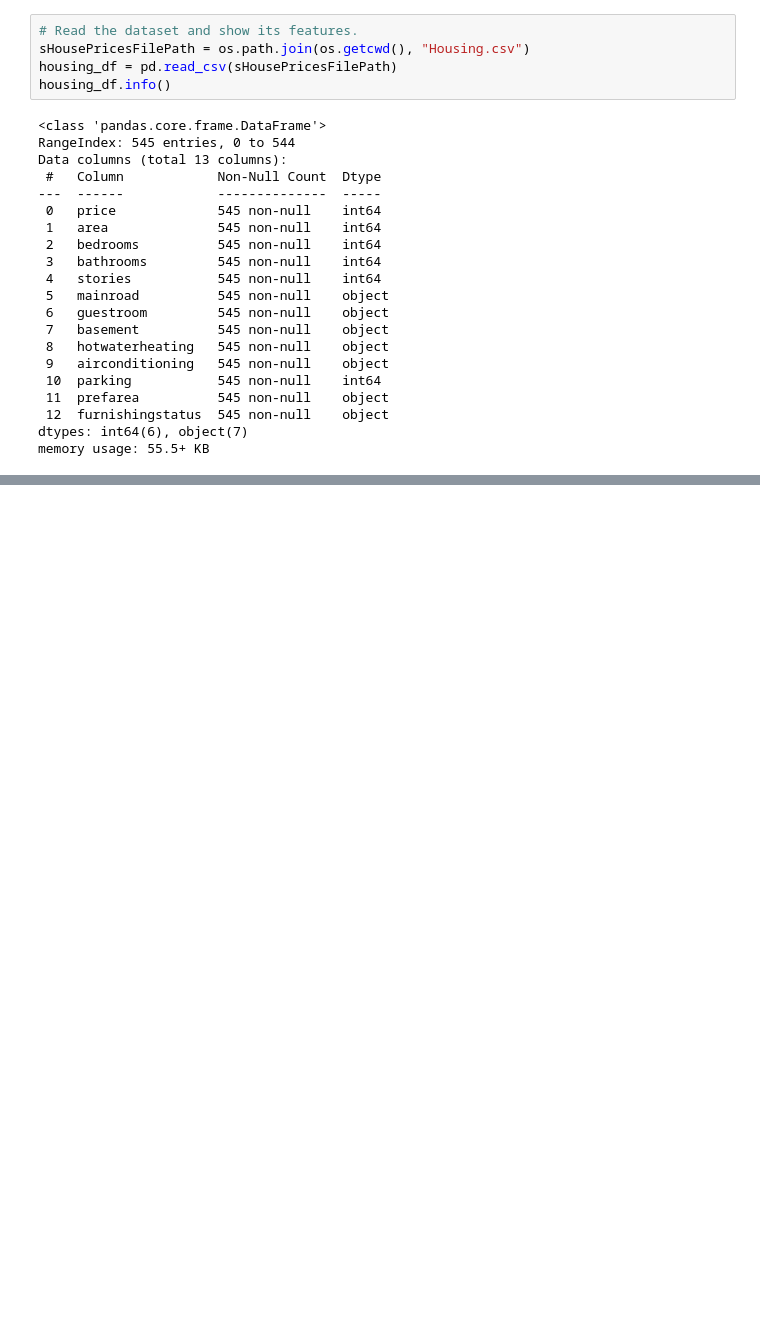
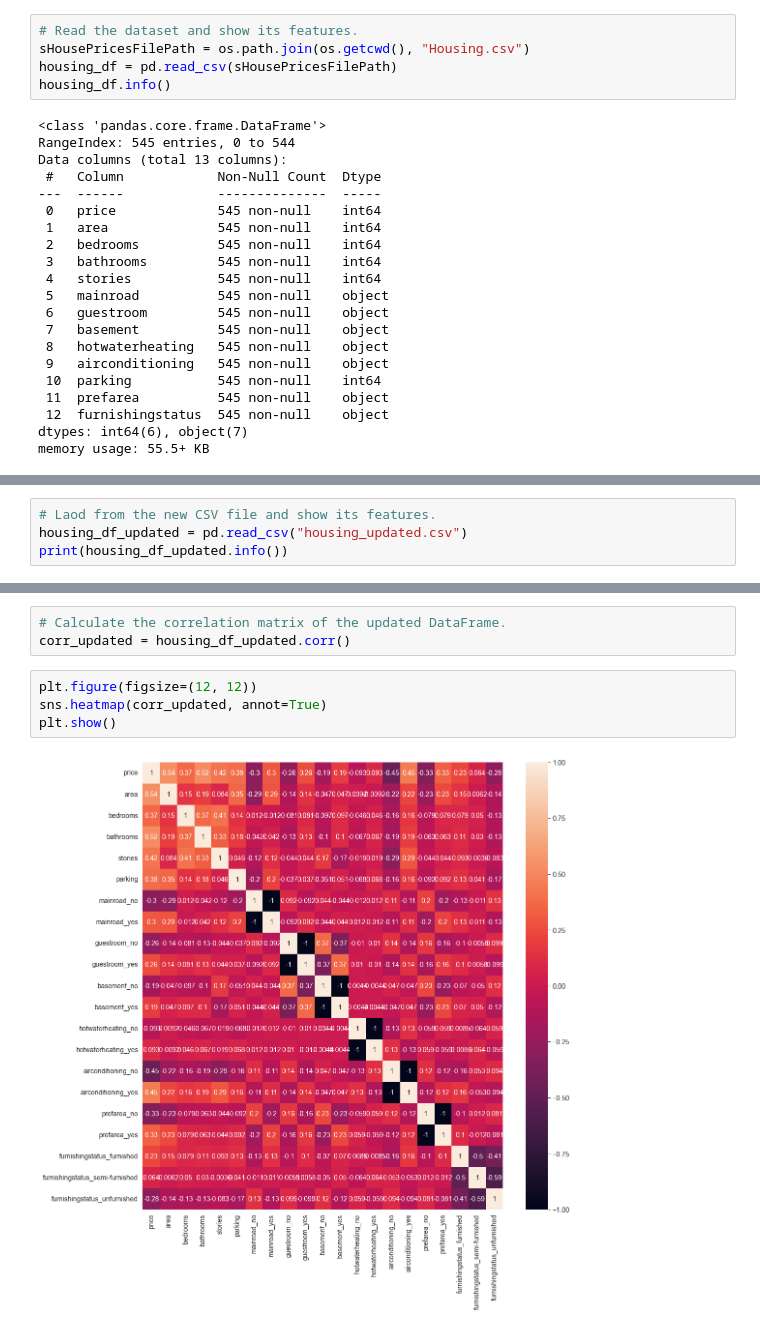
Before and after one commit to skorsens/ai-foundations-ml, a Jupyter notebook: house_prices.ipynb, the cells around one changed output, grey strips where cells are left out. Saved outputs shown, nothing was run; the diff lists cells and outputs as text; blank space fills up the shorter version.

```diff
--- a/house_prices.ipynb
+++ b/house_prices.ipynb
@@ -34,0 +77,4 @@ memory usage: 55.5+ KB
+# %%
+# Laod from the new CSV file and show its features.
+housing_df_updated = pd.read_csv("housing_updated.csv")
+print(housing_df_updated.info())
@@ -34,0 +99,9 @@ memory usage: 55.5+ KB
+# %%
+# Calculate the correlation matrix of the updated DataFrame.
+corr_updated = housing_df_updated.corr()
+# %%
+plt.figure(figsize=(12, 12))
+sns.heatmap(corr_updated, annot=True)
+plt.show()
+# %% [output]
+[figure, added]
```
Also changed, not shown: parts of 16 cells of this notebook, 3 other files.
